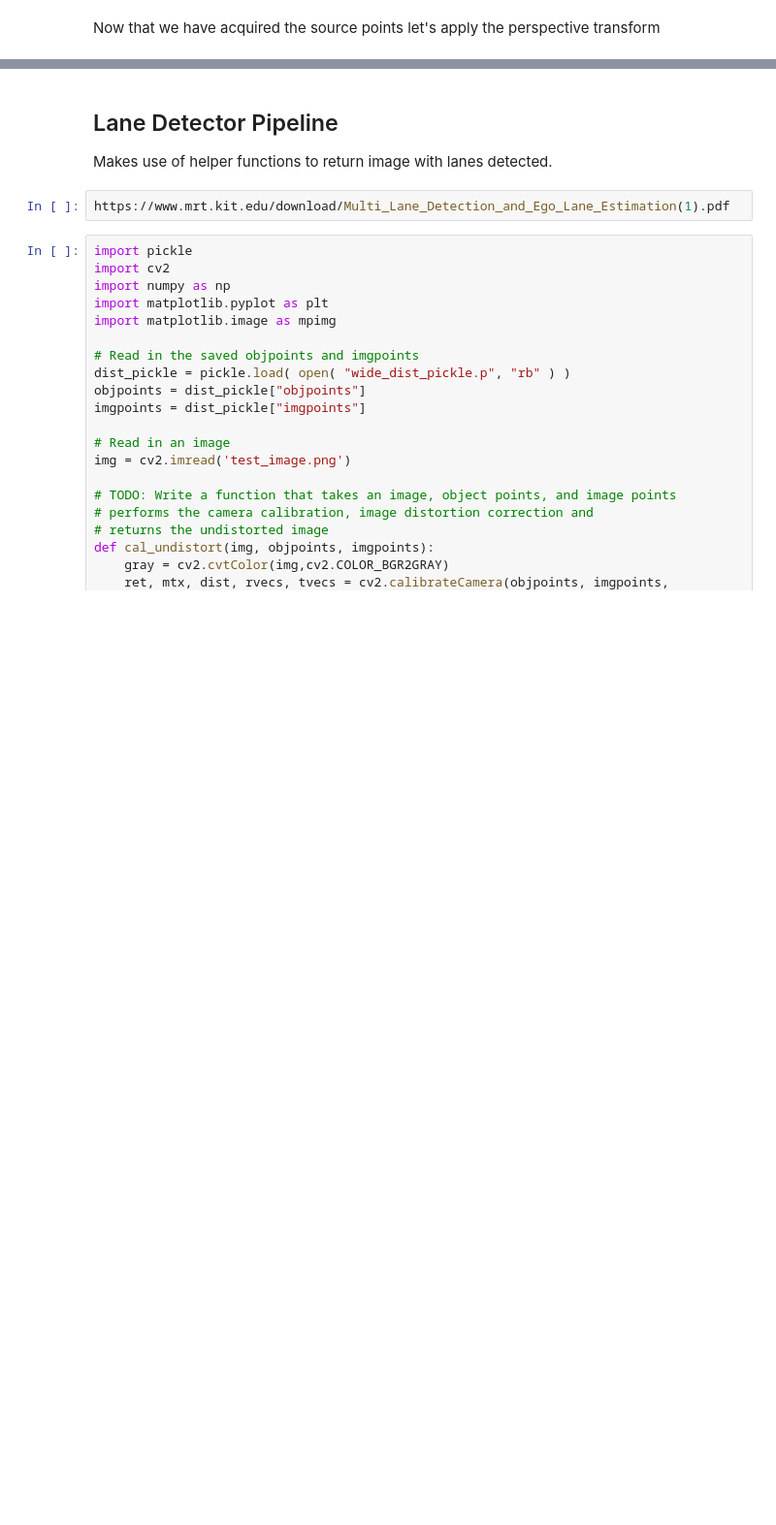
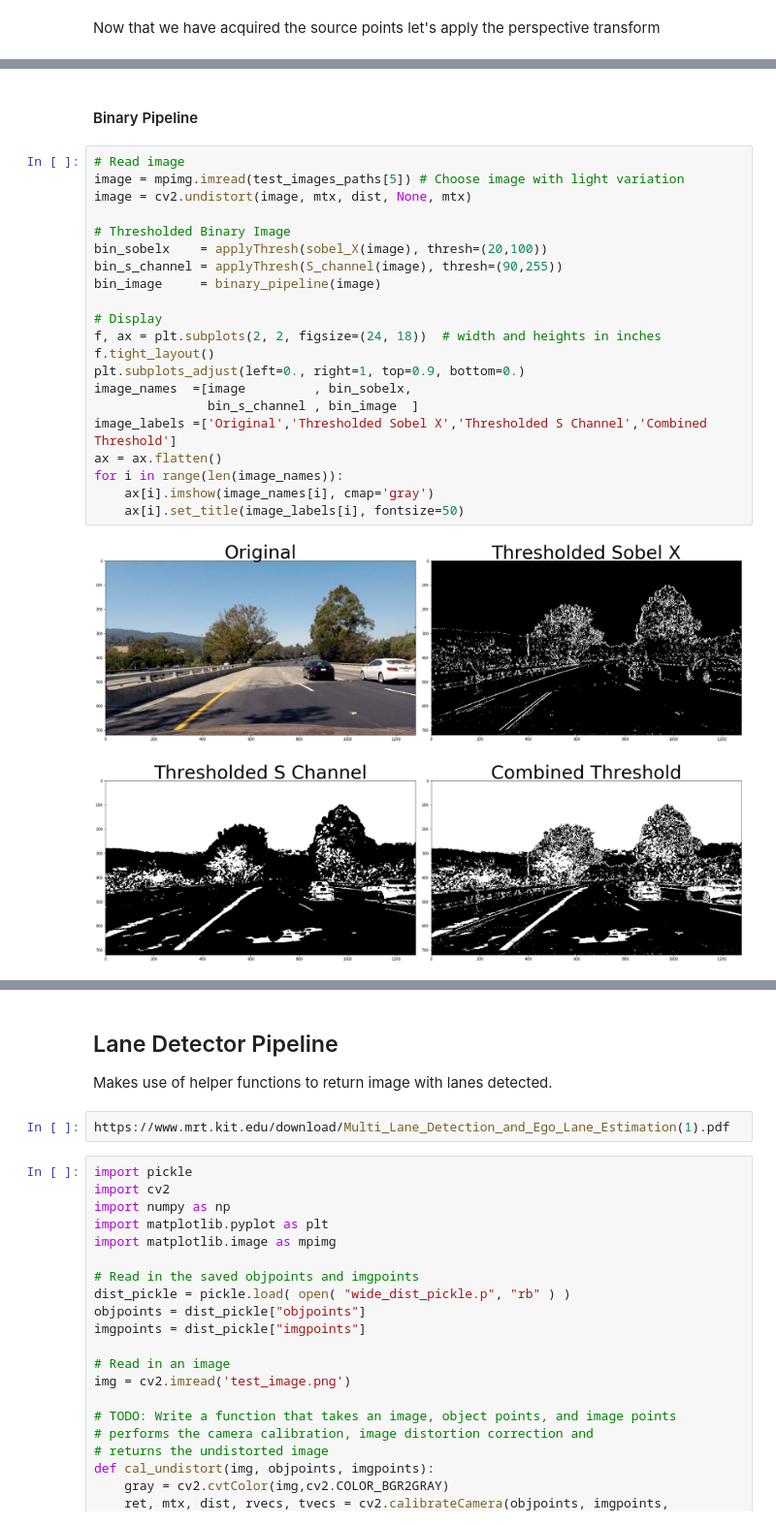
Before and after one commit to laygond/Advance-Lane-Detection, a Jupyter notebook: demo.ipynb, the cells around one changed output, grey strips where cells are left out. Shown at 97% size. Cells and saved outputs as stored; diff of their text form; blank space fills up the shorter version.

```diff
--- a/demo.ipynb
+++ b/demo.ipynb
@@ -205,0 +245,25 @@ Below are some helper functions that will be used in our pipeline.
+# %% [markdown]
+#### Binary Pipeline
+# %%
+# Read image
+image = mpimg.imread(test_images_paths[5]) # Choose image with light variation
+image = cv2.undistort(image, mtx, dist, None, mtx)
+
+# Thresholded Binary Image
+bin_sobelx    = applyThresh(sobel_X(image), thresh=(20,100))
+bin_s_channel = applyThresh(S_channel(image), thresh=(90,255))
+bin_image     = binary_pipeline(image)
+
+# Display
+f, ax = plt.subplots(2, 2, figsize=(24, 18))  # width and heights in inches
+f.tight_layout()
+plt.subplots_adjust(left=0., right=1, top=0.9, bottom=0.)
+image_names  =[image         , bin_sobelx,
+               bin_s_channel , bin_image  ]
+image_labels =['Original','Thresholded Sobel X','Thresholded S Channel','Combined Threshold']
+ax = ax.flatten()
+for i in range(len(image_names)):
+    ax[i].imshow(image_names[i], cmap='gray')
+    ax[i].set_title(image_labels[i], fontsize=50)
+# %% [output]
+[figure, added]
```
Also changed, not shown: parts of 14 cells of this notebook.
